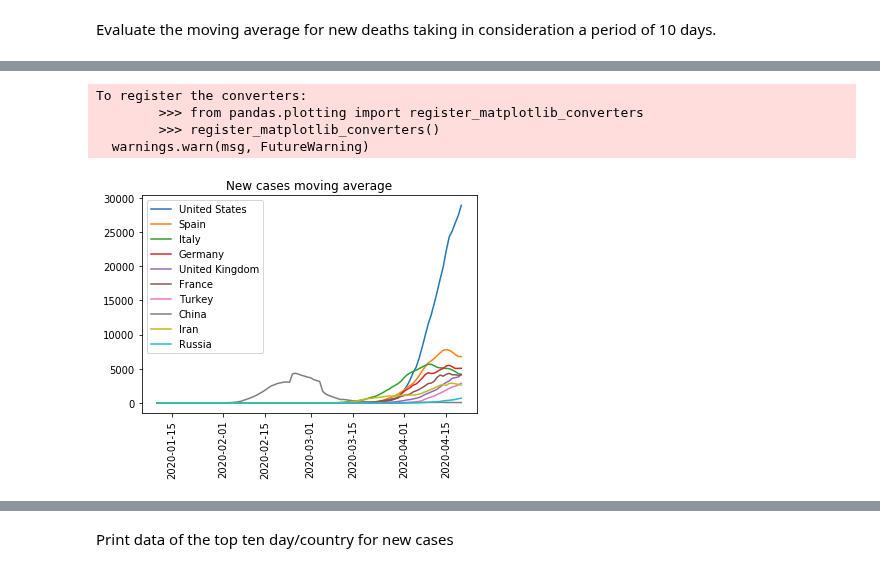
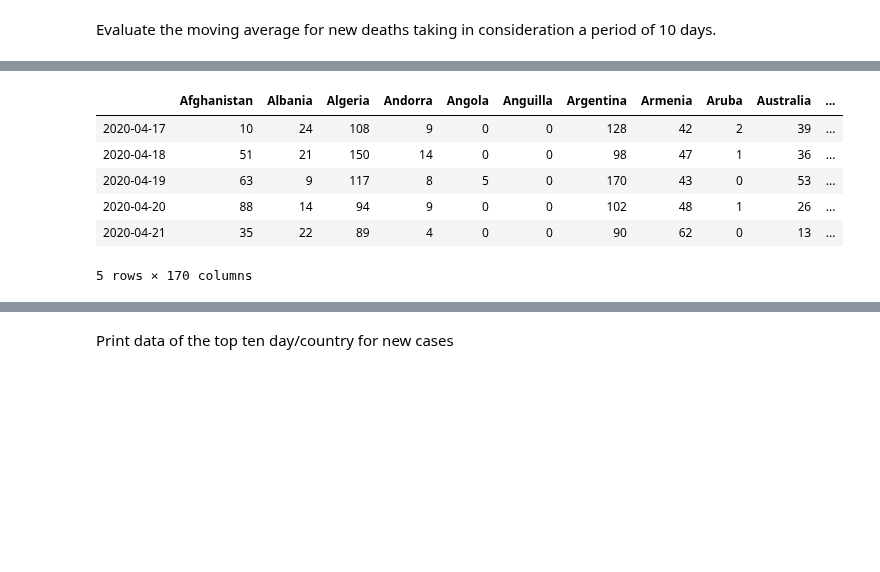
Before and after one commit to Mattia81/DataScienceForBusiness, a Jupyter notebook: World_analysis/world_analysis.ipynb, the cells around one changed output, grey strips where cells are left out. Cells and saved outputs as stored; diff of their text form; code cells hidden in the pictures; blank space fills up the shorter version.

```diff
--- a/World_analysis/world_analysis.ipynb
+++ b/World_analysis/world_analysis.ipynb
@@ -438,13 +440,16 @@ df_new_cases_moving_average
-# %%
-for country in top_10_total_cases['Country']:
-    plt.plot(df_new_cases_moving_average[country], label = country)
-    plt.legend()
-    plt.xticks(rotation = 90)
-    plt.title("New cases moving average")
-plt.show()
-# %% [output]
-To register the converters:
-        >>> from pandas.plotting import register_matplotlib_converters
-        >>> register_matplotlib_converters()
-  warnings.warn(msg, FutureWarning)
-[figure, removed]
+# %%
+#copy di full dataset
+df_ = df_all_data.copy()
+#create a matrix of the new deaths, in this way, each column represent
+#a country and the index row are the date. In the corresponding row
+#there is the number of new deaths for the row date
+df_matrix_new_deaths = get_matrix_dataset(df_, 'New deaths')
+df_matrix_new_deaths.tail()
+# %% [output]
+|  | Afghanistan | Albania | Algeria | Andorra | Angola | Anguilla | Argentina | Armenia | Aruba | Australia | ... |
+| 2020-04-17 | 10 | 24 | 108 | 9 | 0 | 0 | 128 | 42 | 2 | 39 | ... |
+| 2020-04-18 | 51 | 21 | 150 | 14 | 0 | 0 | 98 | 47 | 1 | 36 | ... |
+| 2020-04-19 | 63 | 9 | 117 | 8 | 5 | 0 | 170 | 43 | 0 | 53 | ... |
+| 2020-04-20 | 88 | 14 | 94 | 9 | 0 | 0 | 102 | 48 | 1 | 26 | ... |
+| 2020-04-21 | 35 | 22 | 89 | 4 | 0 | 0 | 90 | 62 | 0 | 13 | ... |
+5 rows × 170 columns
```
Also changed, not shown: parts of 32 cells of this notebook.
